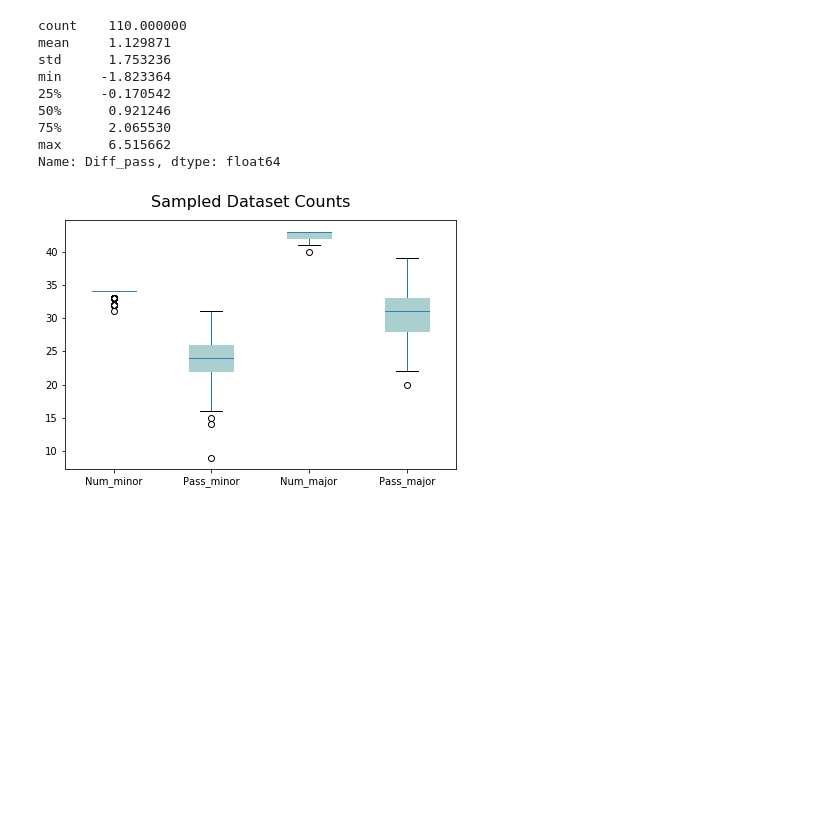
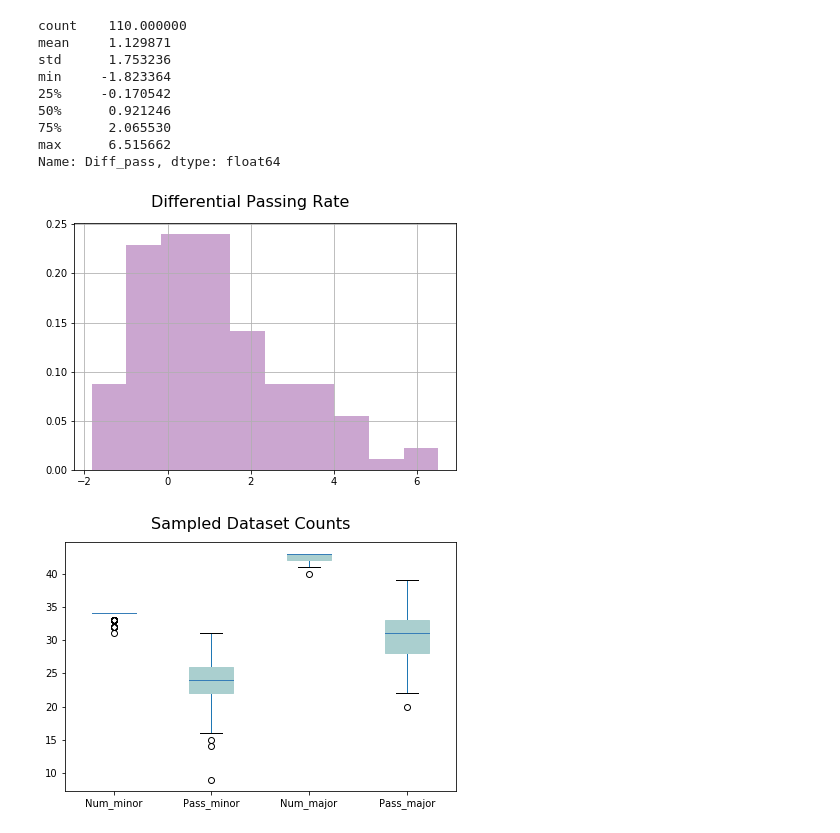
Before and after one commit to Jimmy-INL/twml, a Jupyter notebook: Project3/presentation2_ltn.ipynb, the cells around one changed output. Drawn from its saved outputs; the diff is of its cells as text; code cells hidden in the pictures; blank space fills up the shorter version.

```diff
--- a/Project3/presentation2_ltn.ipynb
+++ b/Project3/presentation2_ltn.ipynb
@@ -462,6 +462,15 @@ min     -1.823364
 75%      2.065530
 max      6.515662
 Name: Diff_pass, dtype: float64
+# %%
+plt.rcParams["figure.figsize"] = [6,4]
+fig, ax = plt.subplots(1,1) # create figure and axes
+sample_result['Diff_pass'].hist(density=True,ax=ax,color=colors[3],alpha = 0.5)
+plt.tight_layout()
+plt.suptitle("Differential Passing Rate", fontsize=16, y=1.05)
+plt.show()
+# %% [output]
+[figure, added]
 # %%
 plt.rcParams["figure.figsize"] = [6,4]
 fig, ax = plt.subplots(1,1) # create figure and axes
```
